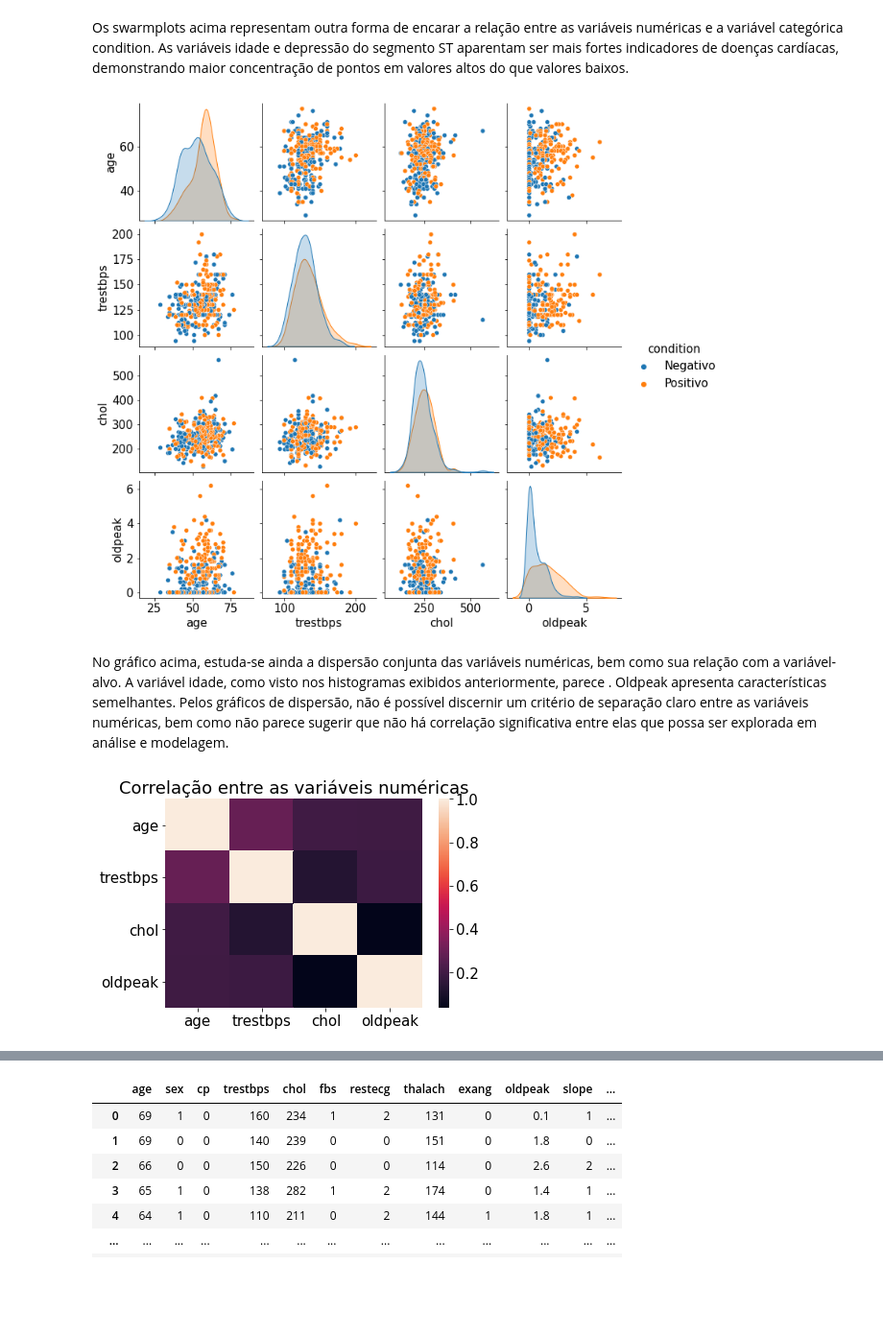
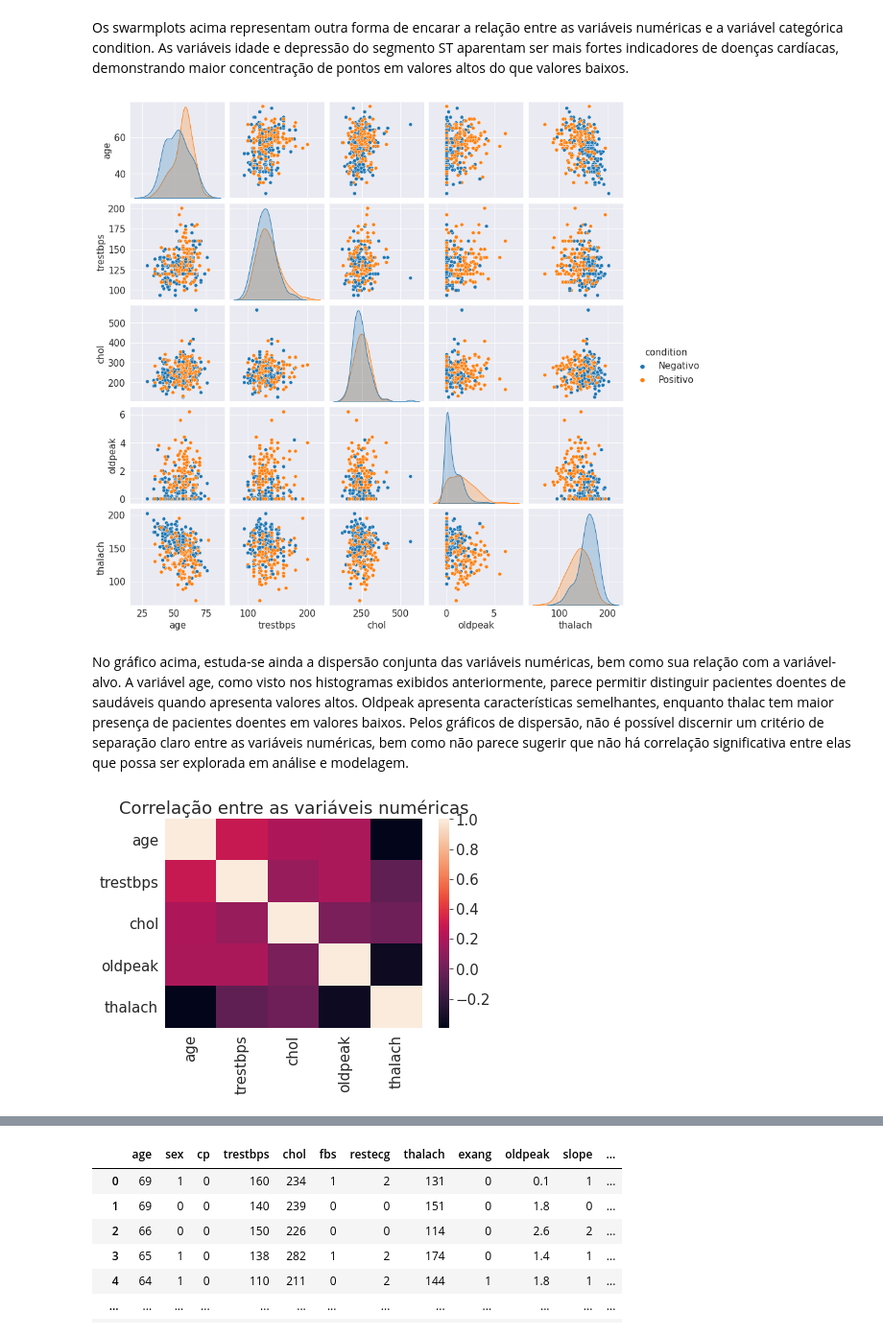
Before and after one commit to guilhermesantos/scc0275, a Jupyter notebook: guilherme/Exploratória heart.ipynb, the cells around one changed output, grey strips where cells are left out. Shown at 96% size. Saved outputs shown, nothing was run; the diff lists cells and outputs as text; code cells hidden in the pictures; blank space fills up the shorter version.

```diff
--- a/guilherme/Exploratória heart.ipynb
+++ b/guilherme/Exploratória heart.ipynb
@@ -7,13 +7,14 @@ import sklearn as sk
 import math
 import warnings
 import statsmodels.api as sm
-from sklearn.preprocessing import StandardScaler
+from sklearn.preprocessing import StandardScaler, MinMaxScaler
 from sklearn.neighbors import KNeighborsClassifier
-from sklearn.metrics import confusion_matrix, accuracy_score
-from sklearn.model_selection import KFold
+from sklearn.metrics import plot_confusion_matrix, accuracy_score, roc_curve, auc
+from sklearn.model_selection import KFold, train_test_split
 from sklearn.linear_model import LogisticRegression
 from sklearn.ensemble import RandomForestClassifier
 warnings.filterwarnings('ignore')
+sns.set_style('darkgrid')
 # %% [markdown]
 # Análise exploratória
 # %%
@@ -229,22 +230,22 @@ axis[1,1].set_title("Depressão do segm. ST em exercícios x Condição");
 # %% [markdown]
 Os swarmplots acima representam outra forma de encarar a relação entre as variáveis numéricas e a variável categórica condition. As variáveis idade e depressão do segmento ST aparentam ser mais fortes indicadores de doenças cardíacas, demonstrando maior concentração de pontos em valores altos do que valores baixos.
 # %%
-num_var = ["age", "trestbps", "chol", "oldpeak", "condition"]
+num_var = ["age", "trestbps", "chol", "oldpeak", "condition", "thalach"]
 num_df = exp_heart[num_var]
 
 sns.pairplot(num_df, hue="condition");
 # %% [output]
-[figure, old version]
+[figure, new version]
 # %% [markdown]
-No gráfico acima, estuda-se ainda a dispersão conjunta das variáveis numéricas, bem como sua relação com a variável-alvo. A variável idade, como visto nos histogramas exibidos anteriormente, parece . Oldpeak apresenta características semelhantes. Pelos gráficos de dispersão, não é possível discernir um critério de separação claro entre as variáveis numéricas, bem como não parece sugerir que não há correlação significativa entre elas que possa ser explorada em análise e modelagem.
+No gráfico acima, estuda-se ainda a dispersão conjunta das variáveis numéricas, bem como sua relação com a variável-alvo. A variável age, como visto nos histogramas exibidos anteriormente, parece permitir distinguir pacientes doentes de saudáveis quando apresenta valores altos. Oldpeak apresenta características semelhantes, enquanto thalac tem maior presença de pacientes doentes em valores baixos. Pelos gráficos de dispersão, não é possível discernir um critério de separação claro entre as variáveis numéricas, bem como não parece sugerir que não há correlação significativa entre elas que possa ser explorada em análise e modelagem.
 # %%
-corr_variables = ["age", "trestbps", "chol", "oldpeak", "condition"]
+corr_variables = ["age", "trestbps", "chol", "oldpeak", "condition", "thalach"]
 
 corr_df = exp_heart[corr_variables].corr()
 sns.heatmap(corr_df);
 plt.title("Correlação entre as variáveis numéricas");
 # %% [output]
-[figure, old version]
+[figure, new version]
 # %% [markdown]
 O mapa de calor acima, ilustrando a correlação de Pearson entre as variáveis numéricas, indicam que de fato não há correlação (linear) entre as variáveis numéricas da base de dados.
 
```
Also changed, not shown: parts of 23 cells of this notebook.
